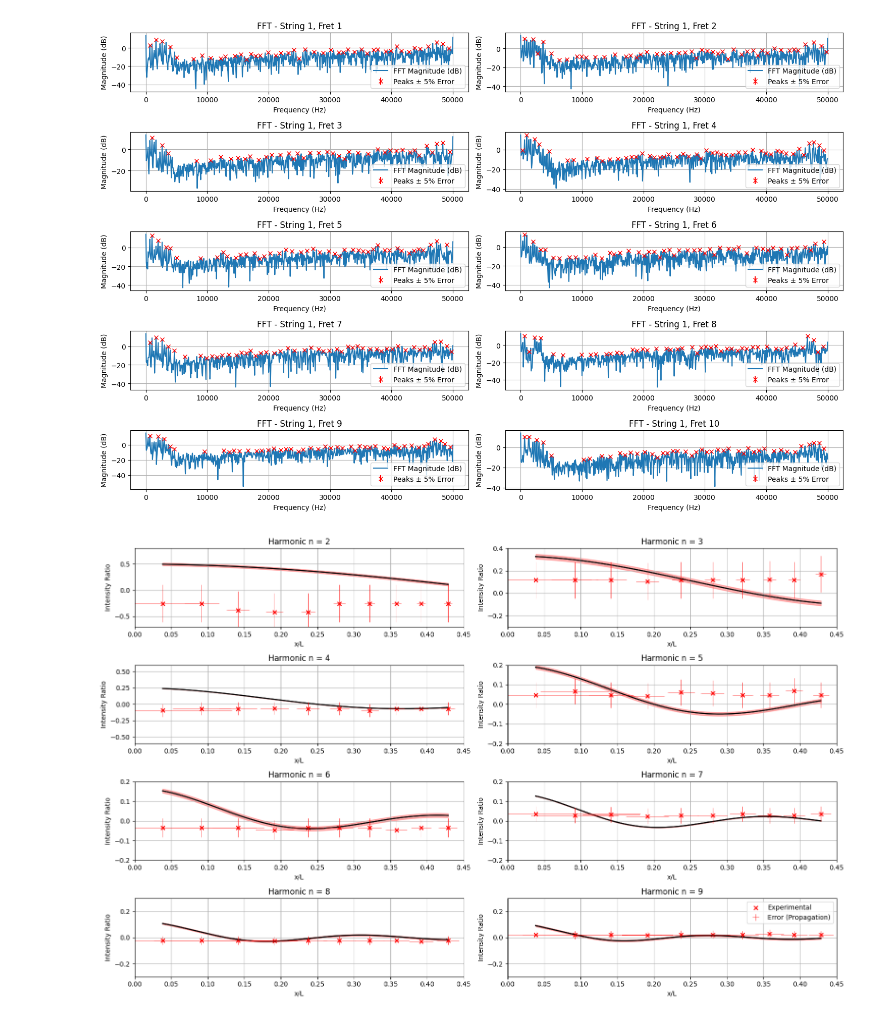
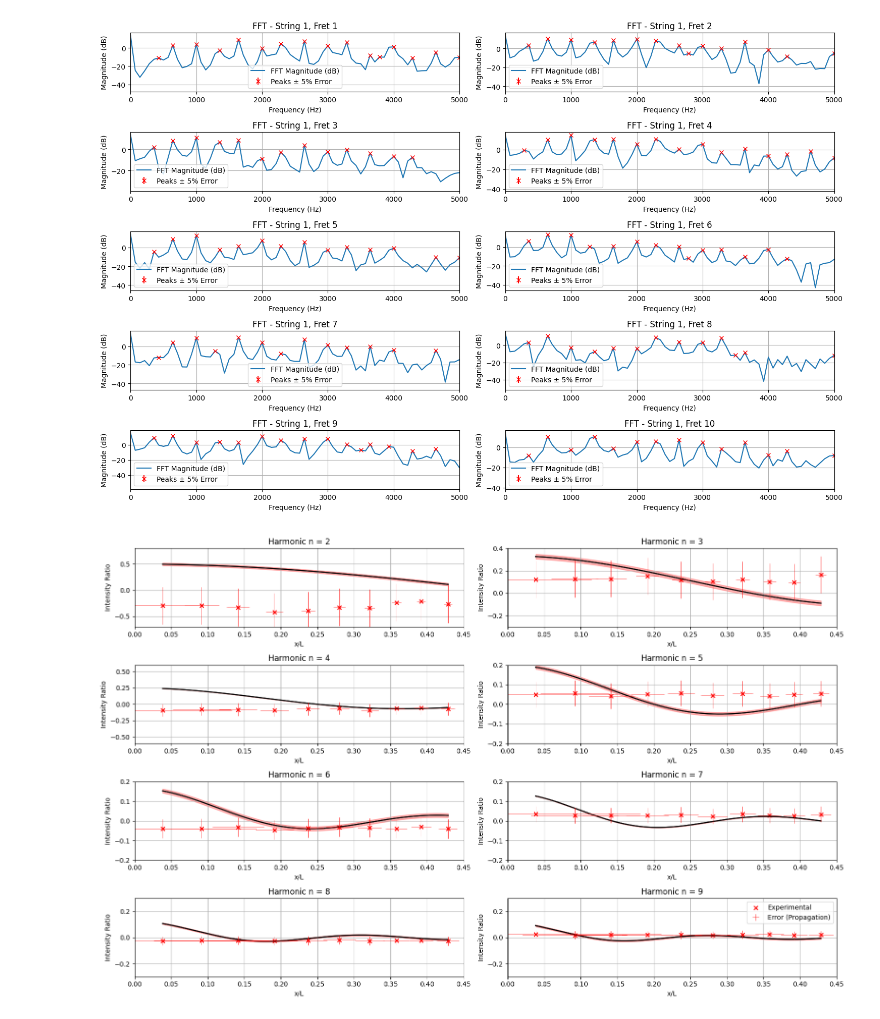
Before and after one commit to Sikimsonik-Yazilimci/Physics-Lab-Research-Project, a Jupyter notebook: Final.ipynb, the cells around one changed output. Cells and saved outputs as stored; diff of their text form; code cells hidden in the pictures.

```diff
--- a/Final.ipynb
+++ b/Final.ipynb
@@ -59,7 +59,7 @@ def get_fft_and_peaks(signal, dt, sensitivity):
     fft_result = np.fft.rfft(signal)
     magnitude = np.abs(fft_result)
     magnitude_db = 20 * np.log10(np.abs(fft_result) + 1e-12)
-    peaks, _ = find_peaks(magnitude, height=np.max(magnitude) * 0.05, distance=10)
+    peaks, _ = find_peaks(magnitude, height=np.max(magnitude) * 0.05, distance=2)
     return freq, magnitude, magnitude_db, peaks
 
 
@@ -93,21 +93,29 @@ def plot_fft_all_frets(peak_data):
 
         axs[row, col].plot(freq, mag_db, label='FFT Magnitude (dB)')
 
-        peak_errors = 0.05 * peak_mags
-        peak_mags_db = 20 * np.log10(peak_mags)
-        peak_errors_db = 20 / np.log(10) * (peak_errors / peak_mags)
+        # Ensure peak_mags is not empty before proceeding
+        if peak_mags.size > 0:
+            peak_errors = 0.05 * peak_mags
+            peak_mags_db = 20 * np.log10(peak_mags + 1e-12) # Added epsilon for safety
+            # Propagate error to dB scale correctly
+            peak_errors_db = (20 / np.log(10)) * (peak_errors / peak_mags) if np.all(peak_mags > 0) else 0
 
-        axs[row, col].errorbar(peak_freqs, peak_mags_db, yerr=peak_errors_db, fmt='x', color='red', label='Peaks ± 5% Error')
+            axs[row, col].errorbar(peak_freqs, peak_mags_db, yerr=peak_errors_db, fmt='x', color='red', label='Peaks ± 5% Error')
 
         axs[row, col].set_title(f"FFT - String 1, Fret {fret}")
         axs[row, col].set_xlabel("Frequency (Hz)")
         axs[row, col].set_ylabel("Magnitude (dB)")
         axs[row, col].grid(True)
+
+        # --- THIS IS THE ADDED LINE ---
+        axs[row, col].set_xlim([0, 5000]) # Set the x-axis (frequency) limit to 5000 Hz
+        # -----------------------------
+
         axs[row, col].legend()
 
     plt.tight_layout()
     plt.savefig("Fourier_transform.png")
-
+    # plt.show() # You might want to comment this out if you're running the whole script
 
 def plot_harmonic_intensity_ratio(cleaned_data):
 
@@ -317,32 +325,32 @@ def plot_voltage_vs_frequency_with_theory(cleaned_data, L=0.653, x_m=0.615, delt
 
     #ax.set_ylim(top=1)
     plt.tight_layout()
     plt.savefig("Voltage_vs_frequency.png")
     plt.show()
 
 
 # MAIN SCRIPT
 peak_data = {}
 plot_fft_all_frets(peak_data)
 '''
 for fret in peak_data:
     print(f"\nFret {fret}:")
     for freq, mag in peak_data[fret]:
         print(f"  Frequency: {freq:.2f} Hz, Magnitude: {mag:.2f} V")'''
 
 cleaned_peak_data = {fret: clean_harmonics(peaks, expected_f0, tolerance) for fret, peaks in peak_data.items()}
 '''
 for fret in cleaned_peak_data:
     print(f"\nCleaned Fret {fret}:")
     for f, m in cleaned_peak_data[fret]:
         print(f"  Frequency: {f:.2f} Hz, Magnitude: {m:.2f} V")'''
 
 plot_harmonic_intensity_ratio(cleaned_peak_data)
 
 delta_L = 0.03
 delta_xm = 0.03
 delta_x1 = 0.03
 plot_voltage_vs_frequency_with_theory(cleaned_peak_data)
 # %% [output]
-[figure, old version]
+[figure, new version]
-[figure, old version]
+[figure, new version]
```
Also changed, not shown: parts of 1 cell of this notebook, 4 other files.
